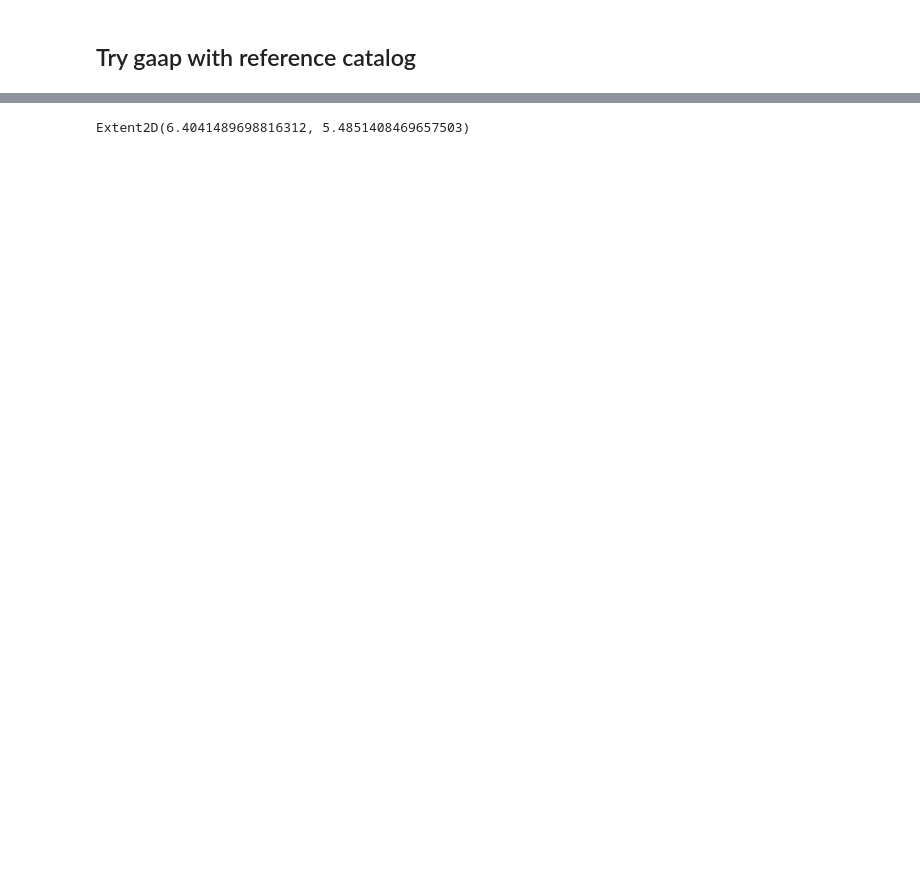
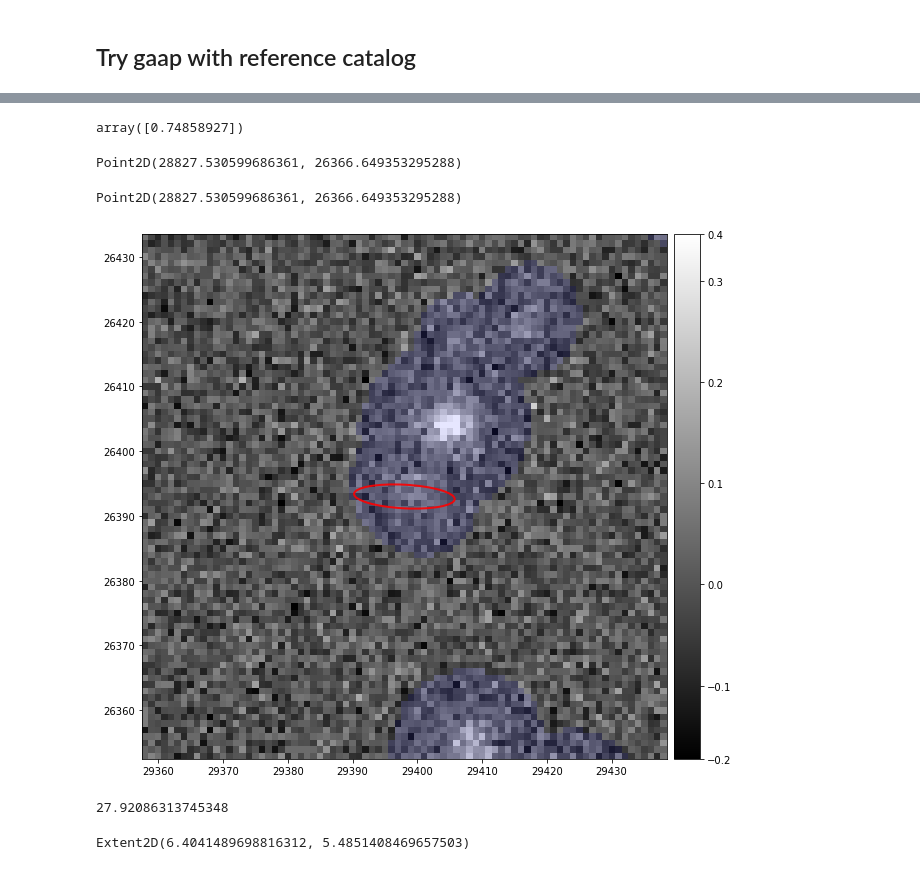
Before and after one commit to MerianSurvey/lambo, a Jupyter notebook: notebooks/hsc_gaap/debug_refCat=Merian.ipynb, the cells around one changed output, grey strips where cells are left out. Cells and saved outputs as stored; diff of their text form; code cells hidden in the pictures; blank space fills up the shorter version.

```diff
--- a/notebooks/hsc_gaap/debug_refCat=Merian.ipynb
+++ b/notebooks/hsc_gaap/debug_refCat=Merian.ipynb
@@ -81,2 +95,2 @@ expID = dict(tract=tract, patch=patch, band=filt, skymap='hsc_rings_v1')
 # %%
-obj = refCat[0]
+obj = refCat[13]
@@ -84,0 +146,2 @@ shape = obj.getShape()
+# %%
+axis_ratio = np.sqrt((1 - ell) / (1 + ell)) # axis ratio
@@ -85,3 +201,64 @@ shape = obj.getShape()
+# %%
+np.sqrt(q)
+# %% [output]
+array([0.74858927])
+# %%
+obj.getCentroid()
+# %% [output]
+Point2D(28827.530599686361, 26366.649353295288)
+# %%
+pix
+# %% [output]
+Point2D(28827.530599686361, 26366.649353295288)
+# %%
+from matplotlib.patches import Ellipse
+def shape_to_ellipse(x, y, re, ba, theta):
+    """Convert parameters to Matplotlib Ellipse patch."""
+    a, b = (re * 2.0), (re * ba * 2.0)
+
+    ells = Ellipse(xy=np.array([x, y]),
+                    width=np.array(a),
+                    height=np.array(b),
+                    angle=np.array(theta))
+
+    return ells
+# %%
+import lsst.geom as geom
+import lsst.afw.display as afwDisplay
+# pix = geom.Point2I((28827.530599686361, 26366.649353295288))
+pix = geom.Point2I((obj.getCentroid().getX(), obj.getCentroid().getY()))
+# Define a bounding box for the cutout region
+bbox = geom.Box2I(pix, pix)
+bbox.grow(40)
+
+cutout = exposure[bbox]
+
+afwDisplay.setDefaultBackend('matplotlib')
+fig, ax = plt.subplots(figsize=(10, 10))
+display = afwDisplay.Display(frame=fig)
+display.scale("linear", "zscale")
+
+# for key in display.getMaskPlaneColor().keys():
+#     display.setMaskPlaneColor(key, 'IGNORE')
+# display.setMaskPlaneColor('NO_DATA', 'cyan')
+# display.setMaskPlaneColor('DETECTED', 'blue')
+
+display.setMaskTransparency(90)
+display.mtv(cutout)
+
+e = shape_to_ellipse(pix.getX(), pix.getY(), rad, axis_ratio, theta)
+ax.add_artist(e)
+e.set_clip_box(ax.bbox)
+e.set_alpha(0.9)
+e.set_facecolor('None')
+e.set_edgecolor('r')
+e.set_linewidth(2.0)
+# %% [output]
+[figure, added]
+# %%
+np.pi * shape.getTraceRadius()**2
+# %% [output]
+27.92086313745348
 # %%
 shape.computeDimensions()
 # %% [output]
```
Also changed, not shown: parts of 25 cells of this notebook, 2 other files.
